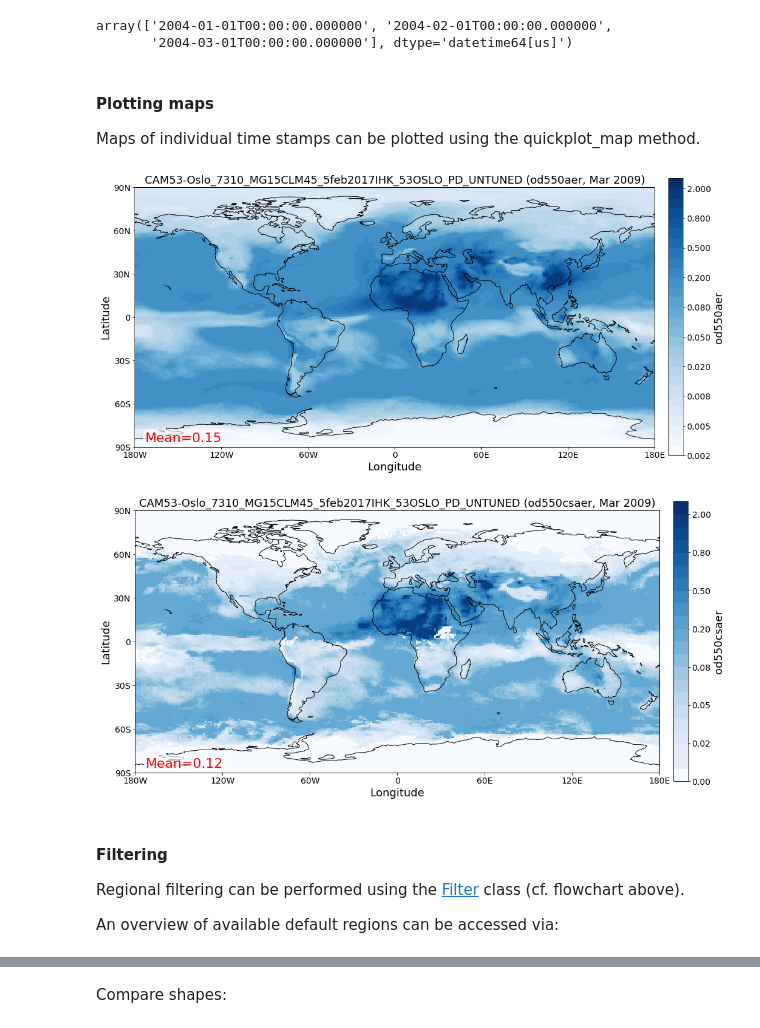
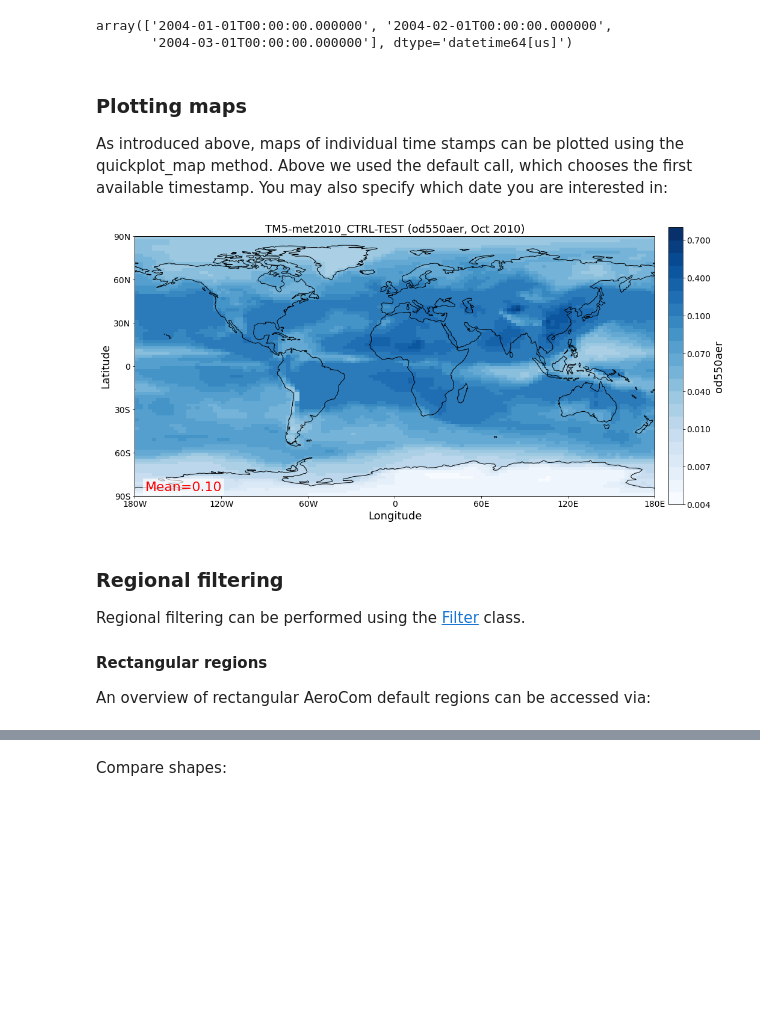
Before and after one commit to metno/pyaerocom-tutorials, a Jupyter notebook: getting_started_analysis.ipynb, the cells around one changed output, grey strips where cells are left out. Drawn from its saved outputs; the diff is of its cells as text; code cells hidden in the pictures; blank space fills up the shorter version.

```diff
--- a/getting_started_analysis.ipynb
+++ b/getting_started_analysis.ipynb
@@ -187,21 +202,21 @@ od550aer.time_stamps()[0:3]
 array(['2004-01-01T00:00:00.000000', '2004-02-01T00:00:00.000000',
        '2004-03-01T00:00:00.000000'], dtype='datetime64[us]')
 # %% [markdown]
-#### Plotting maps
+### Plotting maps
 
-Maps of individual time stamps can be plotted using the quickplot_map method.
+As introduced above, maps of individual time stamps can be plotted using the quickplot_map method. Above we used the default call, which chooses the first available timestamp. You may also specify which date you are interested in:
-# %%
-fig1 = od550aer.quickplot_map('2009-3-15')
-fig2 = od550csaer.quickplot_map('2009-3-15')
-# %% [output]
-[figure, removed]
-[figure, removed]
+# %%
+od550aer_tm5.quickplot_map('2010-10');
+# %% [output]
+[figure, added]
 # %% [markdown]
-#### Filtering
+### Regional filtering
 
-Regional filtering can be performed using the [Filter](http://aerocom.met.no/pyaerocom/api.html#module-pyaerocom.filter) class (cf. flowchart above).
+Regional filtering can be performed using the [Filter](http://aerocom.met.no/pyaerocom/api.html#module-pyaerocom.filter) class.
 
-An overview of available default regions can be accessed via:
+#### Rectangular regions
+
+An overview of rectangular AeroCom default regions can be accessed via:
 # %%
 print(pya.region.get_all_default_region_ids())
 # %% [output]
```
Also changed, not shown: parts of 56 cells of this notebook, 1 other file.
